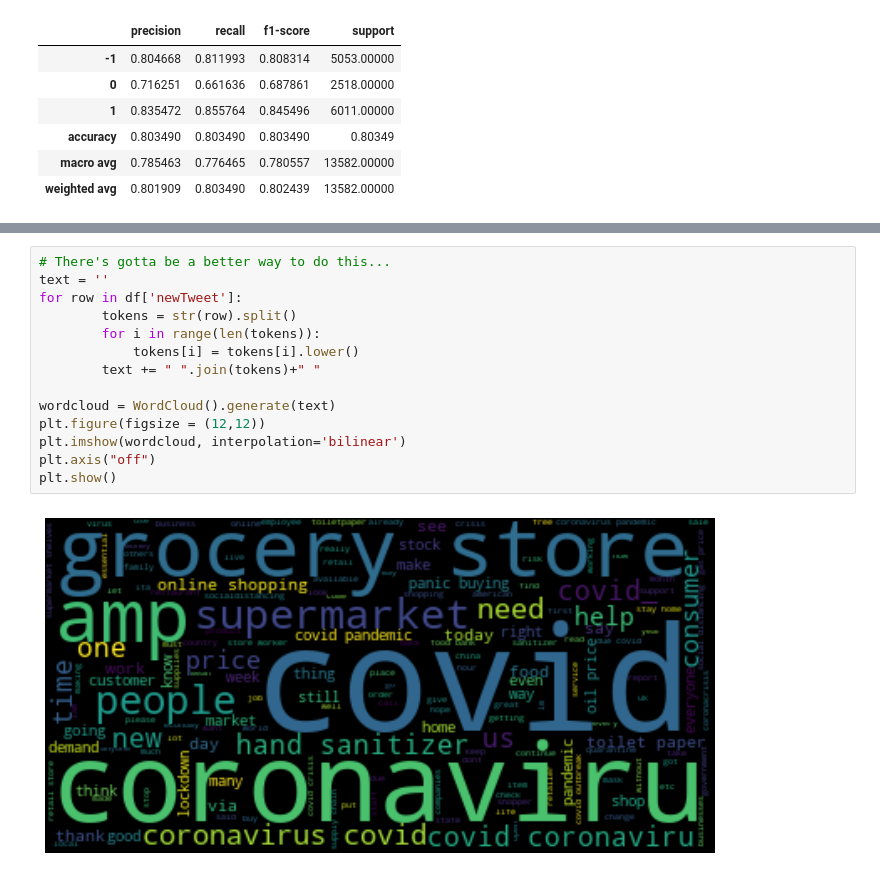
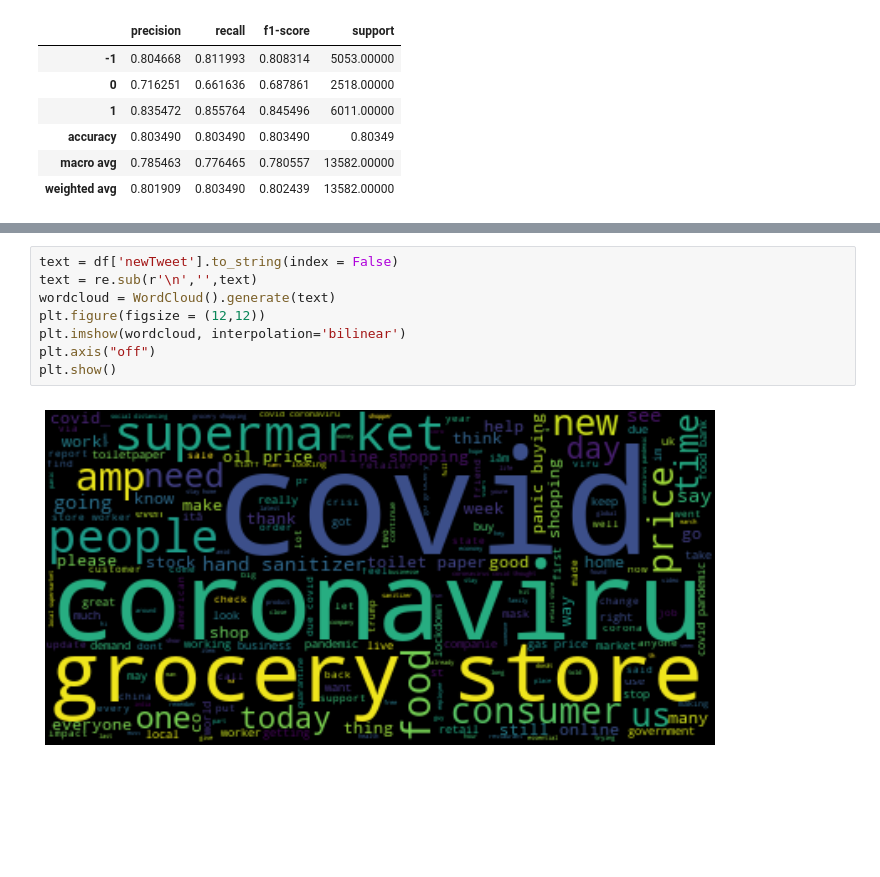
Before and after one commit to cpud/kaggle, a Jupyter notebook: covid/corona_tweets_v2.ipynb, the cells around one changed output, grey strips where cells are left out. Saved outputs shown, nothing was run; the diff lists cells and outputs as text; blank space fills up the shorter version.

```diff
--- a/covid/corona_tweets_v2.ipynb
+++ b/covid/corona_tweets_v2.ipynb
@@ -332,19 +318,13 @@ Name: newTweet, Length: 41157, dtype: object
 # %%
-# There's gotta be a better way to do this...
-text = ''
-for row in df['newTweet']:
-        tokens = str(row).split()
-        for i in range(len(tokens)):
-            tokens[i] = tokens[i].lower()
-        text += " ".join(tokens)+" "
-
+text = df['newTweet'].to_string(index = False)
+text = re.sub(r'\n','',text)
 wordcloud = WordCloud().generate(text)
 plt.figure(figsize = (12,12))
 plt.imshow(wordcloud, interpolation='bilinear')
 plt.axis("off")
 plt.show()
 # %% [output]
-[figure, old version]
+[figure, new version]
 # %%
 tfidf_clf_df.iloc[-1]
 # %% [output]
```
Also changed, not shown: parts of 17 cells of this notebook.
